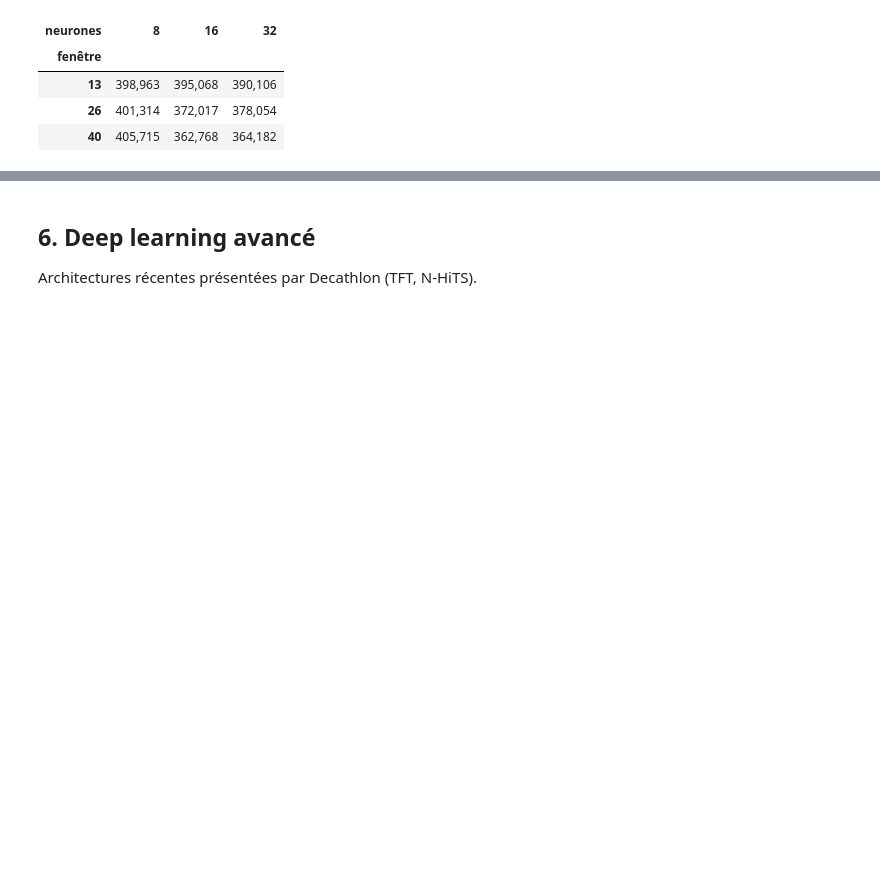
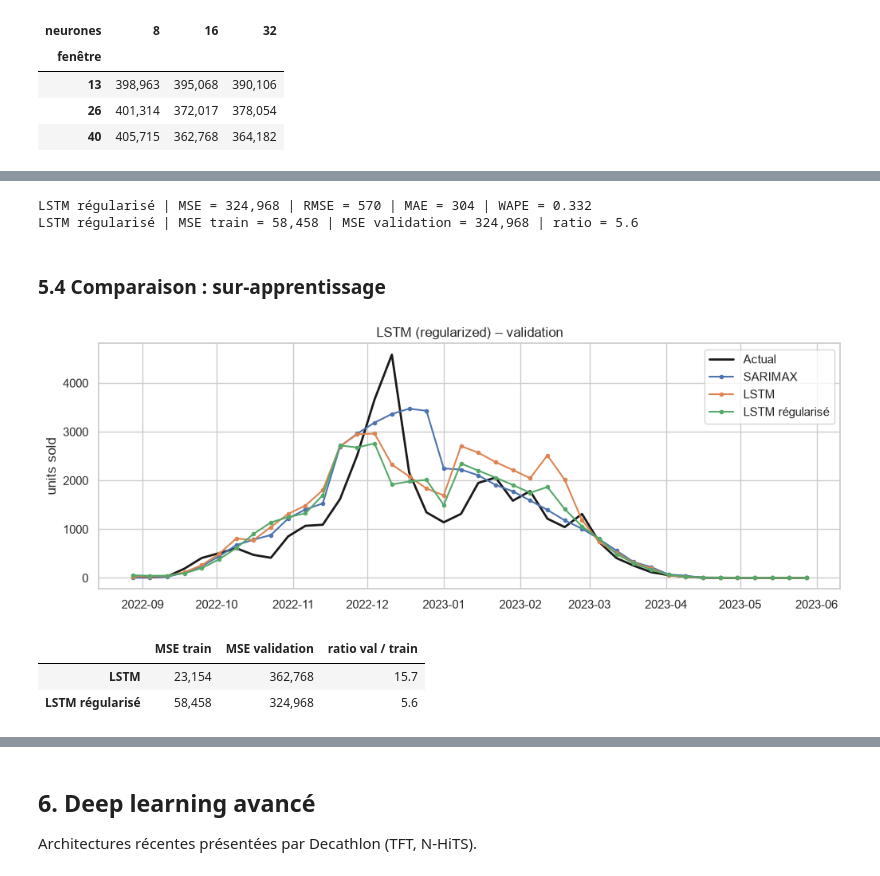
Before and after one commit to deboramendes27/decathlon-forecast, a Jupyter notebook: notebooks/02_modeles.ipynb, the cells around one changed output, grey strips where cells are left out. Cells and saved outputs as stored; diff of their text form; code cells hidden in the pictures; blank space fills up the shorter version.

```diff
--- a/notebooks/02_modeles.ipynb
+++ b/notebooks/02_modeles.ipynb
@@ -452,3 +413,16 @@ ml_features(val_future).head()
+# %%
+overfit = {}       # MSE train vs validation par modèle
+
+def overfit_check(name, forecast):
+    fitted = forecast(val_train, val_train.drop(columns='sales')).clip(lower=0)
+    mse_train, mse_val = metrics(val_train.sales, fitted)['MSE'], results[name]['MSE']
+    overfit[name] = {'MSE train': mse_train, 'MSE validation': mse_val, 'ratio val / train': mse_val / mse_train}
+    print(f'{name} | MSE train = {mse_train:,.0f} | MSE validation = {mse_val:,.0f} | ratio = {mse_val / mse_train:.1f}')
+
+def overfit_table(names=None):
+    df = pd.DataFrame(overfit).T
+    df = df.loc[[n for n in (names or df.index) if n in df.index]]
+    return df.style.format({'MSE train': '{:,.0f}', 'MSE validation': '{:,.0f}', 'ratio val / train': '{:.1f}'})
 # %% [markdown]
 ### 4.1 Random Forest
 
@@ -658,0 +698,18 @@ Soumission écrite : ..\submissions\dl_lstm.csv (40 lignes, total prévu = 37,65
+# %%
+lstm_reg_forecast = make_lstm_forecast(hidden=8, dropout=0.3, weight_decay=1e-3, epochs=150,
+                                       feature_fn=ml_features_smooth)
+evaluate('LSTM régularisé', lstm_reg_forecast)
+overfit_check('LSTM régularisé', lstm_reg_forecast)
+# %% [output]
+LSTM régularisé | MSE = 324,968 | RMSE = 570 | MAE = 304 | WAPE = 0.332
+LSTM régularisé | MSE train = 58,458 | MSE validation = 324,968 | ratio = 5.6
+# %% [markdown]
+### 5.4 Comparaison : sur-apprentissage
+# %%
+plot_val(['SARIMAX', 'LSTM', 'LSTM régularisé'], 'LSTM (regularized) – validation')
+display(overfit_table(['LSTM', 'LSTM régularisé']))
+# %% [output]
+[figure, added]
+|  | MSE train | MSE validation | ratio val / train |
+| LSTM | 23,154 | 362,768 | 15.7 |
+| LSTM régularisé | 58,458 | 324,968 | 5.6 |
```
Also changed, not shown: parts of 59 cells of this notebook, 5 other files.
